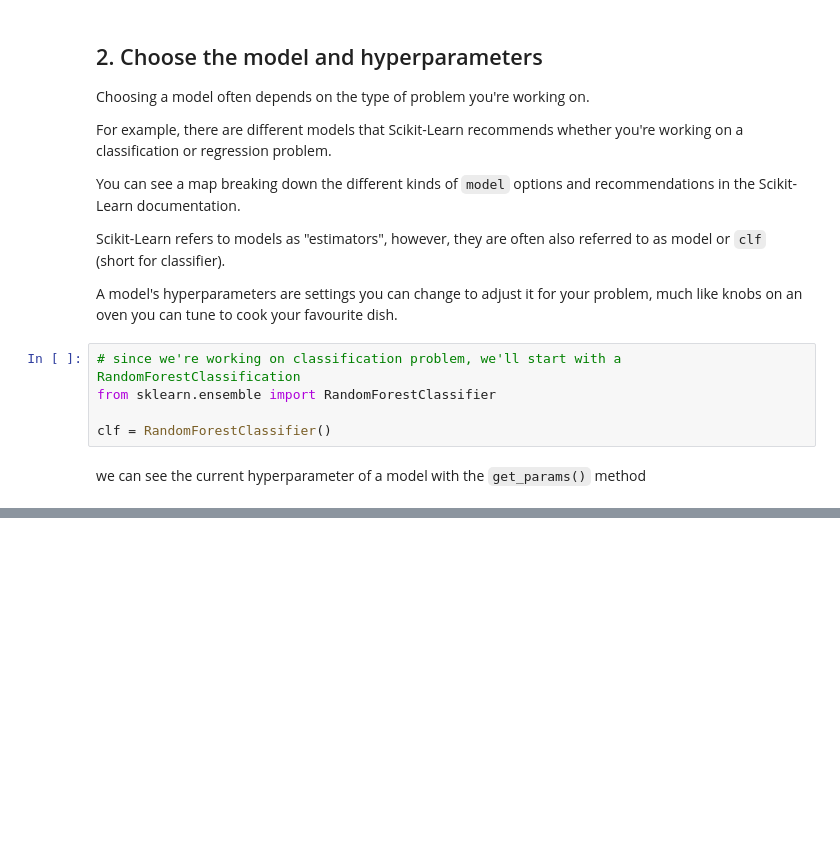
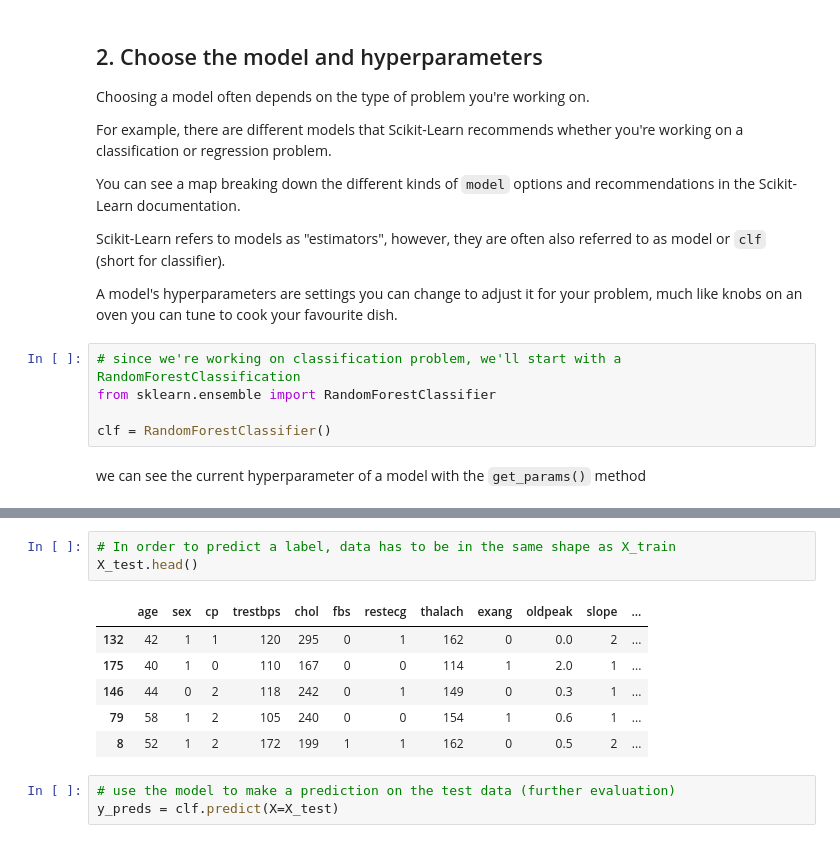
Before and after one commit to abdelaziz-lounes/simple_project, a Jupyter notebook: intoroduction-to-scikit-learn.ipynb, the cells around one changed output, grey strips where cells are left out. Saved outputs shown, nothing was run; the diff lists cells and outputs as text; blank space fills up the shorter version.

Commit message:
fiting the data)

```diff
--- a/intoroduction-to-scikit-learn.ipynb
+++ b/intoroduction-to-scikit-learn.ipynb
@@ -137,0 +207,13 @@ we can see the current hyperparameter of a model with the `get_params()` method
+# %%
+# In order to predict a label, data has to be in the same shape as X_train
+X_test.head()
+# %% [output]
+|  | age | sex | cp | trestbps | chol | fbs | restecg | thalach | exang | oldpeak | slope | ... |
+| 132 | 42 | 1 | 1 | 120 | 295 | 0 | 1 | 162 | 0 | 0.0 | 2 | ... |
+| 175 | 40 | 1 | 0 | 110 | 167 | 0 | 0 | 114 | 1 | 2.0 | 1 | ... |
+| 146 | 44 | 0 | 2 | 118 | 242 | 0 | 1 | 149 | 0 | 0.3 | 1 | ... |
+| 79 | 58 | 1 | 2 | 105 | 240 | 0 | 0 | 154 | 1 | 0.6 | 1 | ... |
+| 8 | 52 | 1 | 2 | 172 | 199 | 1 | 1 | 162 | 0 | 0.5 | 2 | ... |
+# %%
+# use the model to make a prediction on the test data (further evaluation)
+y_preds = clf.predict(X=X_test)
```
Also changed, not shown: parts of 6 cells of this notebook.
